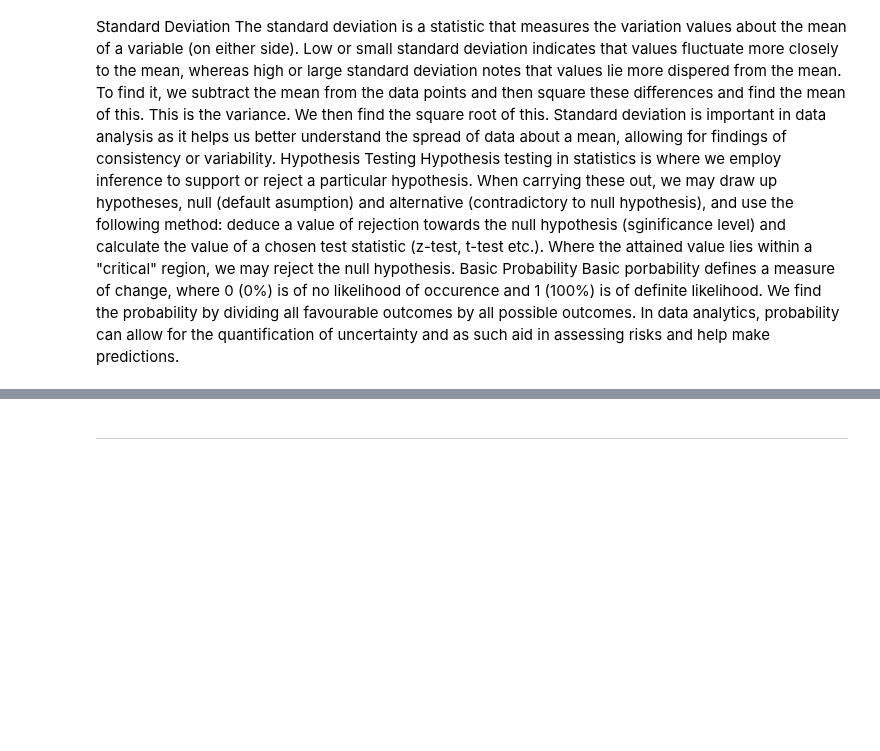
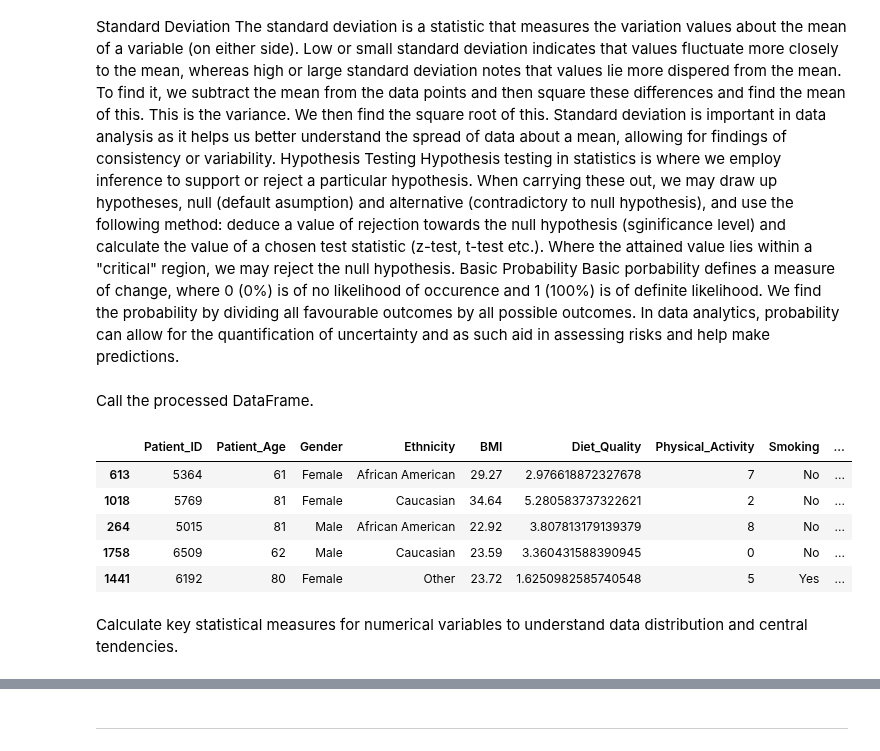
Before and after one commit to FrankiePB95/healthcare-and-public-health, a Jupyter notebook: jupyter_notebooks/data_cleaning_manipulation_and_analysis.ipynb, the cells around one changed output, grey strips where cells are left out. Saved outputs shown, nothing was run; the diff lists cells and outputs as text; code cells hidden in the pictures; blank space fills up the shorter version.

Commit message:
generate a comprehensive statistical summary

```diff
--- a/jupyter_notebooks/data_cleaning_manipulation_and_analysis.ipynb
+++ b/jupyter_notebooks/data_cleaning_manipulation_and_analysis.ipynb
@@ -617,3 +617,16 @@ Hypothesis Testing
 Hypothesis testing in statistics is where we employ inference to support or reject a particular hypothesis. When carrying these out, we may draw up hypotheses, null (default asumption) and alternative (contradictory to null hypothesis), and use the following method: deduce a value of rejection towards the null hypothesis (sginificance level) and calculate the value of a chosen test statistic (z-test, t-test etc.). Where the attained value lies within a "critical" region, we may reject the null hypothesis.
 Basic Probability
 Basic porbability defines a measure of change, where 0 (0%) is of no likelihood of occurence and 1 (100%) is of definite likelihood. We find the probability by dividing all favourable outcomes by all possible outcomes. In data analytics, probability can allow for the quantification of uncertainty and as such aid in assessing risks and help make predictions.
+# %% [markdown]
+Call the processed DataFrame.
+# %%
+processed_df.head()
+# %% [output]
+|  | Patient_ID | Patient_Age | Gender | Ethnicity | BMI | Diet_Quality | Physical_Activity | Smoking | ... |
+| 613 | 5364 | 61 | Female | African American | 29.27 | 2.976618872327678 | 7 | No | ... |
+| 1018 | 5769 | 81 | Female | Caucasian | 34.64 | 5.280583737322621 | 2 | No | ... |
+| 264 | 5015 | 81 | Male | African American | 22.92 | 3.807813179139379 | 8 | No | ... |
+| 1758 | 6509 | 62 | Male | Caucasian | 23.59 | 3.360431588390945 | 0 | No | ... |
+| 1441 | 6192 | 80 | Female | Other | 23.72 | 1.6250982585740548 | 5 | Yes | ... |
+# %% [markdown]
+Calculate key statistical measures for numerical variables to understand data distribution and central tendencies.
```
Also changed, not shown: parts of 9 cells of this notebook.
